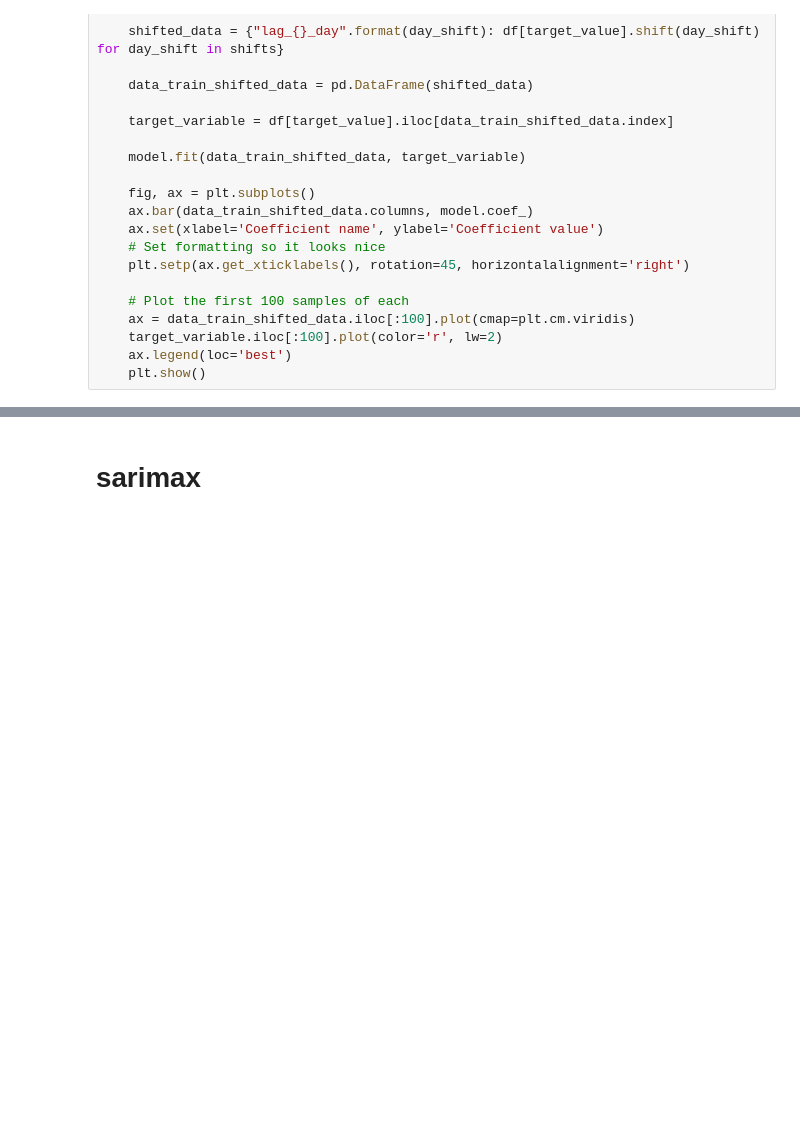
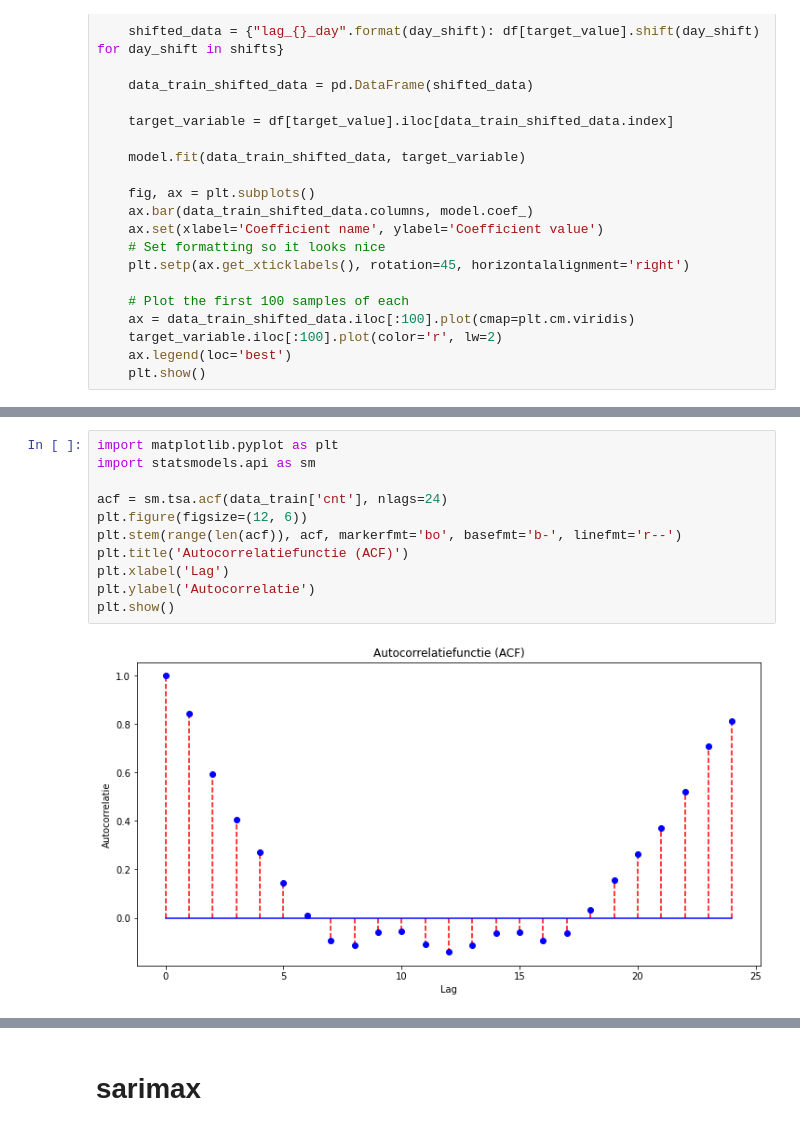
Before and after one commit to BJHeemskerk/MachineLearning, a Jupyter notebook: Verhuuraantallen/Opdracht 2.ipynb, the cells around one changed output, grey strips where cells are left out. Cells and saved outputs as stored; diff of their text form; blank space fills up the shorter version.

```diff
--- a/Verhuuraantallen/Opdracht 2.ipynb
+++ b/Verhuuraantallen/Opdracht 2.ipynb
@@ -664,0 +686,13 @@ LinearRegression does not accept missing values encoded as NaN natively. For sup
+# %%
+import matplotlib.pyplot as plt
+import statsmodels.api as sm
+
+acf = sm.tsa.acf(data_train['cnt'], nlags=24)
+plt.figure(figsize=(12, 6))
+plt.stem(range(len(acf)), acf, markerfmt='bo', basefmt='b-', linefmt='r--')
+plt.title('Autocorrelatiefunctie (ACF)')
+plt.xlabel('Lag')
+plt.ylabel('Autocorrelatie')
+plt.show()
+# %% [output]
+[figure, added]
```
Also changed, not shown: parts of 64 cells of this notebook.
